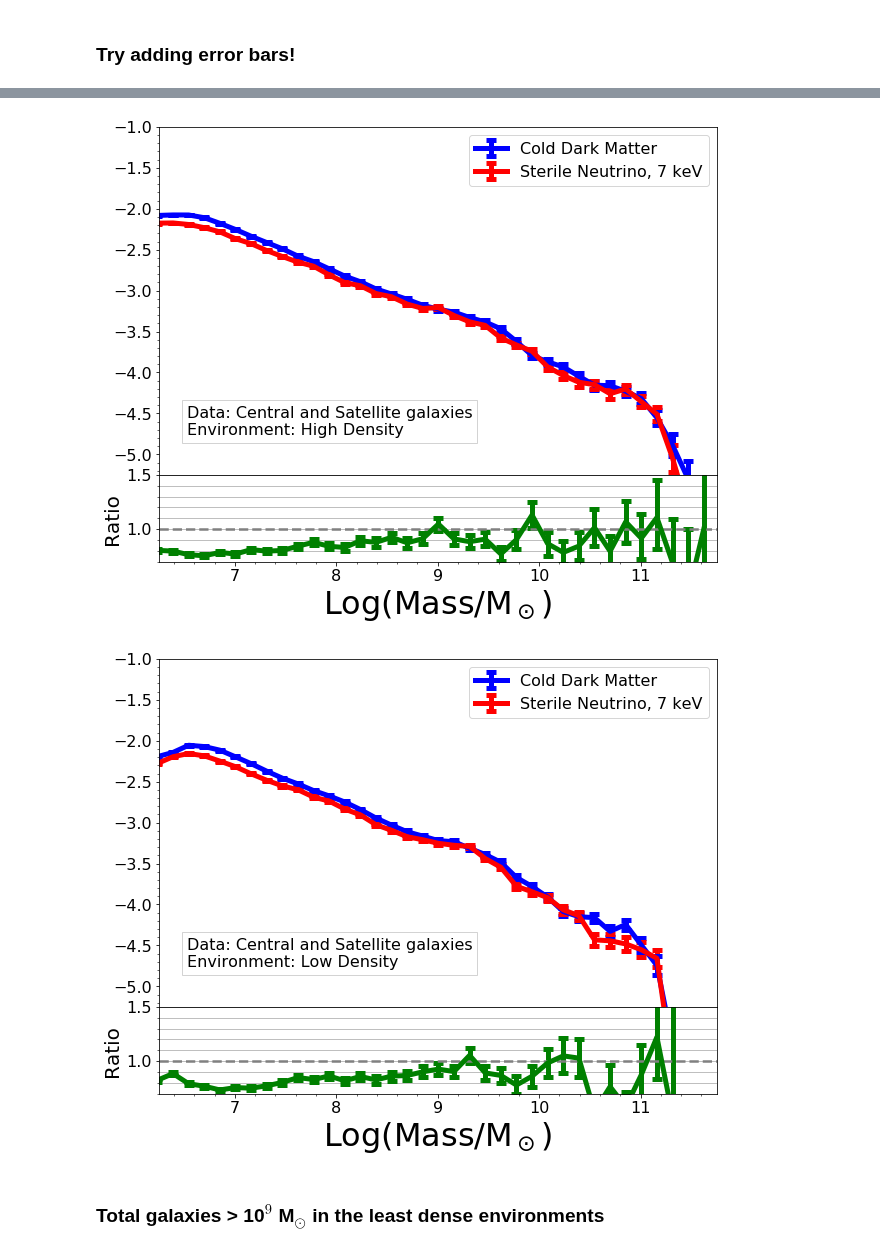
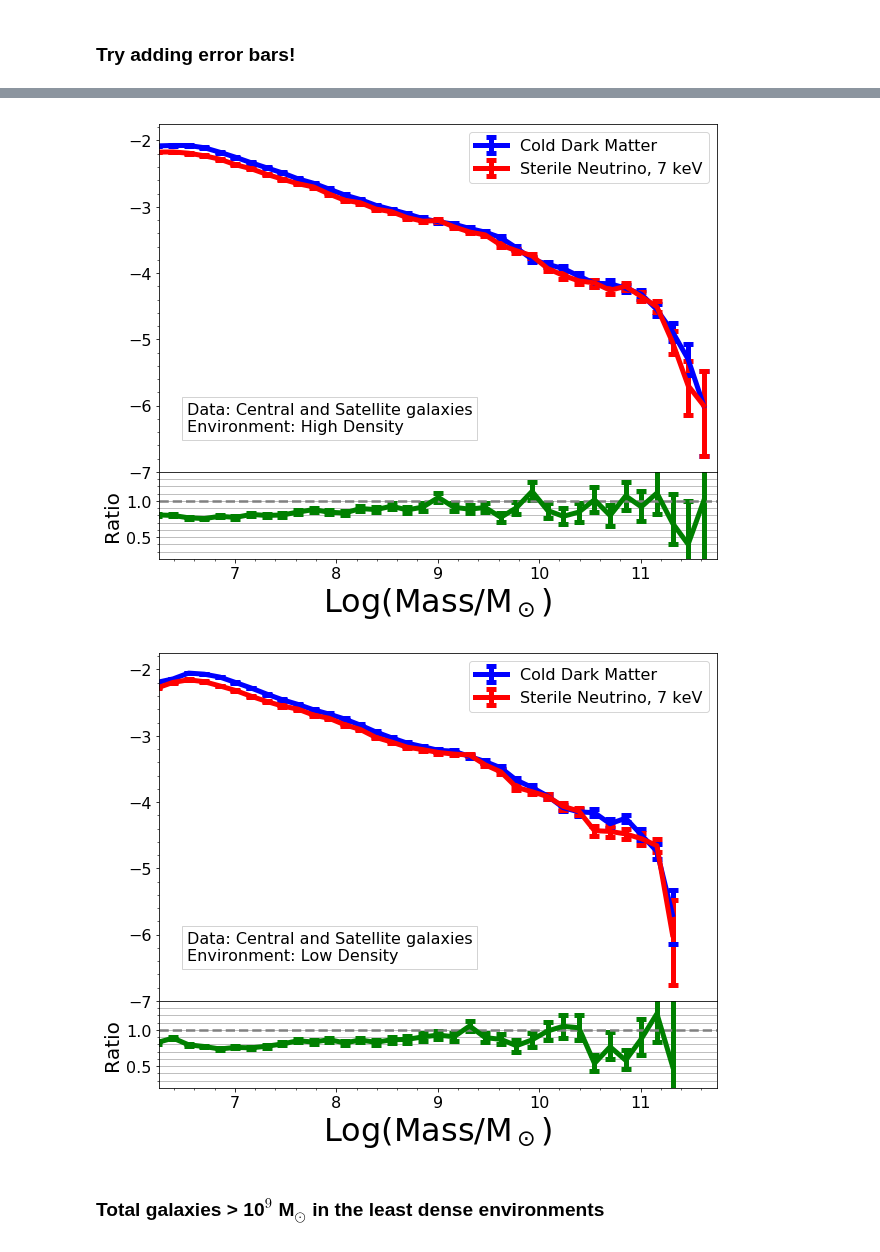
Before and after one commit to mshiferaw/WDM, a Jupyter notebook: Summer 2020/0 Environment_Galaxies_Part3.ipynb, the cells around one changed output, grey strips where cells are left out. Drawn from its saved outputs; the diff is of its cells as text; code cells hidden in the pictures.

```diff
--- a/Summer 2020/0 Environment_Galaxies_Part3.ipynb
+++ b/Summer 2020/0 Environment_Galaxies_Part3.ipynb
@@ -506,36 +506,36 @@ props = dict(facecolor='none', edgecolor='lightgrey', pad = 5.0)
 
 plt.figure(figsize=(10,8))
 grid = gridspec.GridSpec(2,1, height_ratios = [4,1])
 grid.update(hspace = 0)
 grid0 = plt.subplot(grid[0])
 grid1 = plt.subplot(grid[1])
 
 grid0.errorbar(np.log10(0.5*(bins[1:]+bins[:-1])),np.log10(n_cdm),yerr=[low_lim_cdm_top,up_lim_cdm_top],
                capsize = 5,capthick = 5,label = "Cold Dark Matter",linewidth = 5,color = "blue")
 grid0.errorbar(np.log10(0.5*(bins[1:]+bins[:-1])),np.log10(n_wdm),yerr = [low_lim_wdm_top,up_lim_wdm_top],
                capsize = 5,capthick = 5,label = "Sterile Neutrino, 7 keV",linewidth = 5,color = "red")
 grid0.legend(fontsize=16)
 grid0.minorticks_on()
 grid0.tick_params(labelsize=16)
-grid0.set_ylim(-5.25, -1)
+grid0.set_ylim(-7, -1.75)
 grid0.set_xlim(6.25, 11.75)
 grid0.text(0.05, 0.2, textstr, transform=grid0.transAxes, fontsize=16, verticalalignment='top', bbox=props)
 
 grid1.errorbar(np.log10(0.5*(bins[1:]+bins[:-1])), ratio_top, yerr = [low_lim_ratio_top, up_lim_ratio_top],
                capsize = 5, capthick = 5, linewidth = 5, color = "green")
 grid1.set_xlabel("Log(Mass/M$_\odot$)", fontsize = 32)
 grid1.set_ylabel("Ratio", fontsize = 20)
 grid1.axhline(y = 1, color = "grey", ls = "--", linewidth = 2.5)
 grid1.minorticks_on()
 grid1.tick_params(labelsize=16)
-grid1.set_ylim(0.7, 1.5)
+grid1.set_ylim(0.2, 1.4)
 grid1.set_xlim(6.25, 11.75)
 grid1.yaxis.grid(which = "both")
 
 plt.savefig('Images/Summer2020/SMF_High.pdf')
 plt.show()
 # %% [output]
-[figure, old version]
+[figure, new version]
 # %%
 # line plot of histogram
 volume = 100.0**3 #Mpc^3
@@ -560,7 +560,7 @@ grid0.errorbar(np.log10(0.5*(bins[1:]+bins[:-1])),np.log10(n_wdm),yerr = [low_li
 grid0.legend(fontsize=16)
 grid0.minorticks_on()
 grid0.tick_params(labelsize=16)
-grid0.set_ylim(-5.25, -1)
+grid0.set_ylim(-7, -1.75)
 grid0.set_xlim(6.25, 11.75)
 grid0.text(0.05, 0.2, textstr, transform=grid0.transAxes, fontsize=16, verticalalignment='top', bbox=props)
 
@@ -571,14 +571,14 @@ grid1.set_ylabel("Ratio", fontsize = 20)
 grid1.axhline(y = 1, color = "grey", ls = "--", linewidth = 2.5)
 grid1.minorticks_on()
 grid1.tick_params(labelsize=16)
-grid1.set_ylim(0.7, 1.5)
+grid1.set_ylim(0.2, 1.4)
 grid1.set_xlim(6.25, 11.75)
 grid1.yaxis.grid(which = "both")
 
 plt.savefig('Images/Summer2020/SMF_Low.pdf')
 plt.show()
 # %% [output]
-[figure, old version]
+[figure, new version]
 # %% [markdown]
 ### Total galaxies > 10$^9$ M$_\odot$ in the least dense environments
 # %%
```
Also changed, not shown: parts of 2 cells of this notebook.
